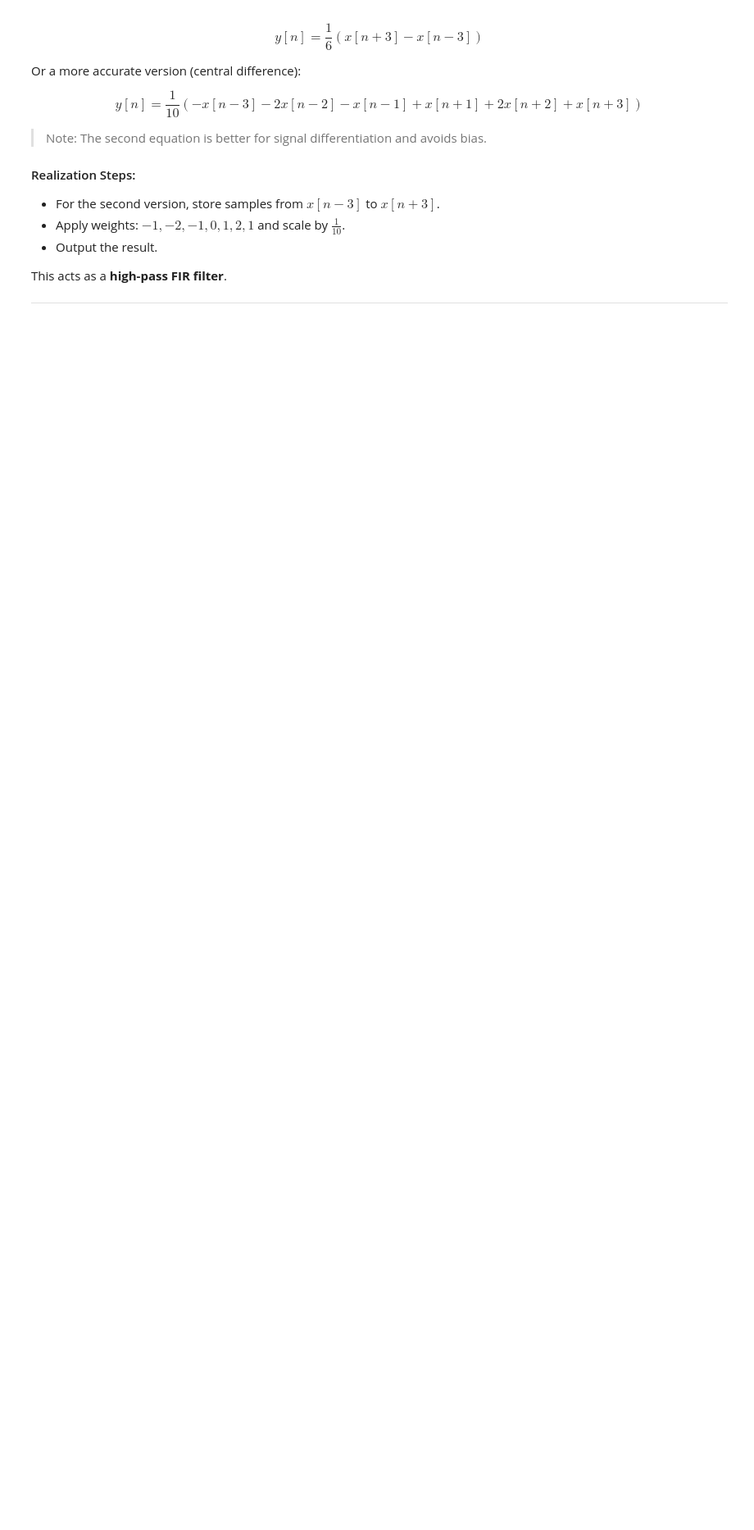
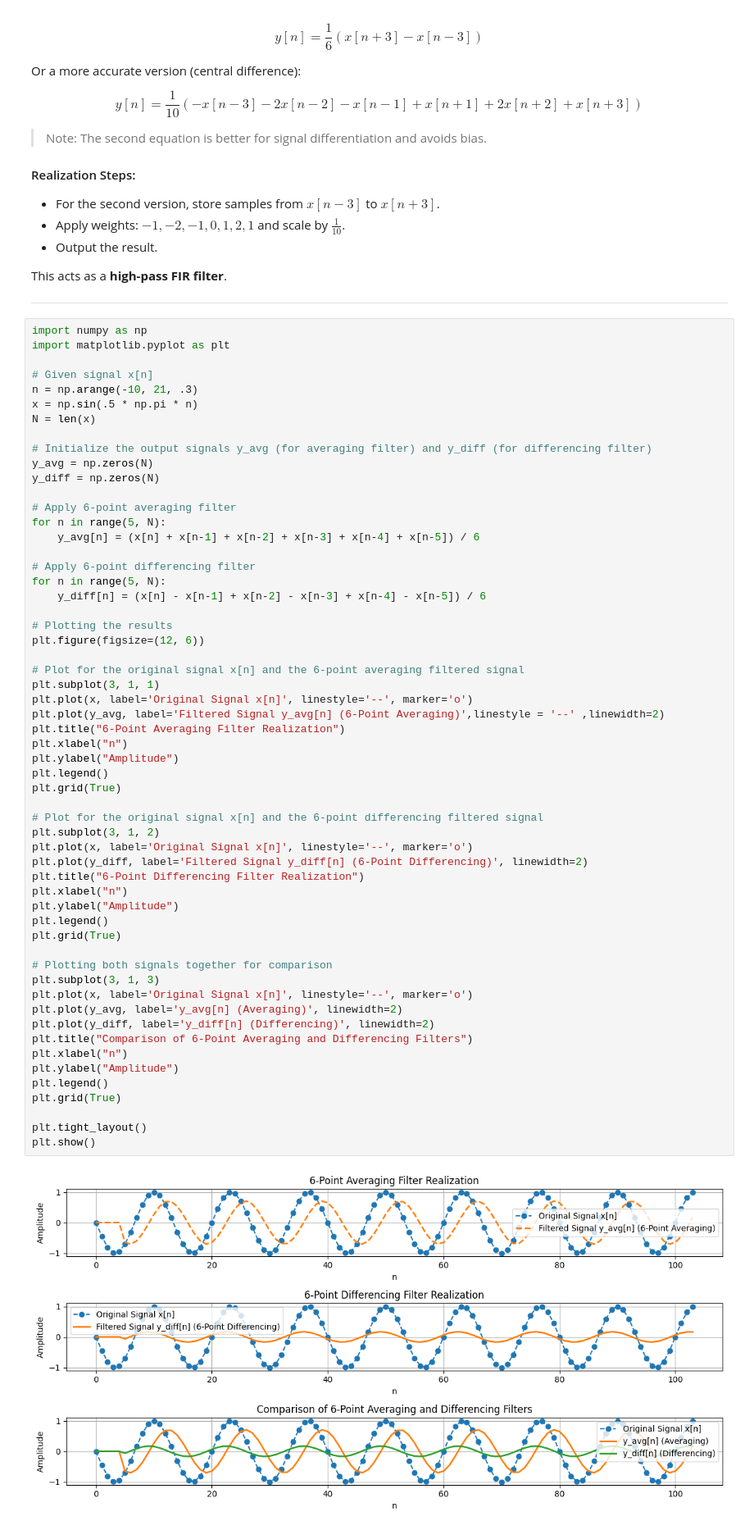
Before and after one commit to prodhan2/dsp1, a Jupyter notebook: 07_filter_realization.ipynb, the cells around one changed output. Shown at 82% size. Saved outputs shown, nothing was run; the diff lists cells and outputs as text; blank space fills up the shorter version.

```diff
--- a/07_filter_realization.ipynb
+++ b/07_filter_realization.ipynb
@@ -52,3 +52,62 @@ $$
 This acts as a **high-pass FIR filter**.
 
 ---
+# %%
+import numpy as np
+import matplotlib.pyplot as plt
+
+# Given signal x[n]
+n = np.arange(-10, 21, .3)
+x = np.sin(.5 * np.pi * n)
+N = len(x)
+
+# Initialize the output signals y_avg (for averaging filter) and y_diff (for differencing filter)
+y_avg = np.zeros(N)
+y_diff = np.zeros(N)
+
+# Apply 6-point averaging filter
+for n in range(5, N):
+    y_avg[n] = (x[n] + x[n-1] + x[n-2] + x[n-3] + x[n-4] + x[n-5]) / 6
+
+# Apply 6-point differencing filter
+for n in range(5, N):
+    y_diff[n] = (x[n] - x[n-1] + x[n-2] - x[n-3] + x[n-4] - x[n-5]) / 6
+
+# Plotting the results
+plt.figure(figsize=(12, 6))
+
+# Plot for the original signal x[n] and the 6-point averaging filtered signal
+plt.subplot(3, 1, 1)
+plt.plot(x, label='Original Signal x[n]', linestyle='--', marker='o')
+plt.plot(y_avg, label='Filtered Signal y_avg[n] (6-Point Averaging)',linestyle = '--' ,linewidth=2)
+plt.title("6-Point Averaging Filter Realization")
+plt.xlabel("n")
+plt.ylabel("Amplitude")
+plt.legend()
+plt.grid(True)
+
+# Plot for the original signal x[n] and the 6-point differencing filtered signal
+plt.subplot(3, 1, 2)
+plt.plot(x, label='Original Signal x[n]', linestyle='--', marker='o')
+plt.plot(y_diff, label='Filtered Signal y_diff[n] (6-Point Differencing)', linewidth=2)
+plt.title("6-Point Differencing Filter Realization")
+plt.xlabel("n")
+plt.ylabel("Amplitude")
+plt.legend()
+plt.grid(True)
+
+# Plotting both signals together for comparison
+plt.subplot(3, 1, 3)
+plt.plot(x, label='Original Signal x[n]', linestyle='--', marker='o')
+plt.plot(y_avg, label='y_avg[n] (Averaging)', linewidth=2)
+plt.plot(y_diff, label='y_diff[n] (Differencing)', linewidth=2)
+plt.title("Comparison of 6-Point Averaging and Differencing Filters")
+plt.xlabel("n")
+plt.ylabel("Amplitude")
+plt.legend()
+plt.grid(True)
+
+plt.tight_layout()
+plt.show()
+# %% [output]
+[figure, added]
```
Also changed, not shown: parts of 1 cell of this notebook, 17 other files.
